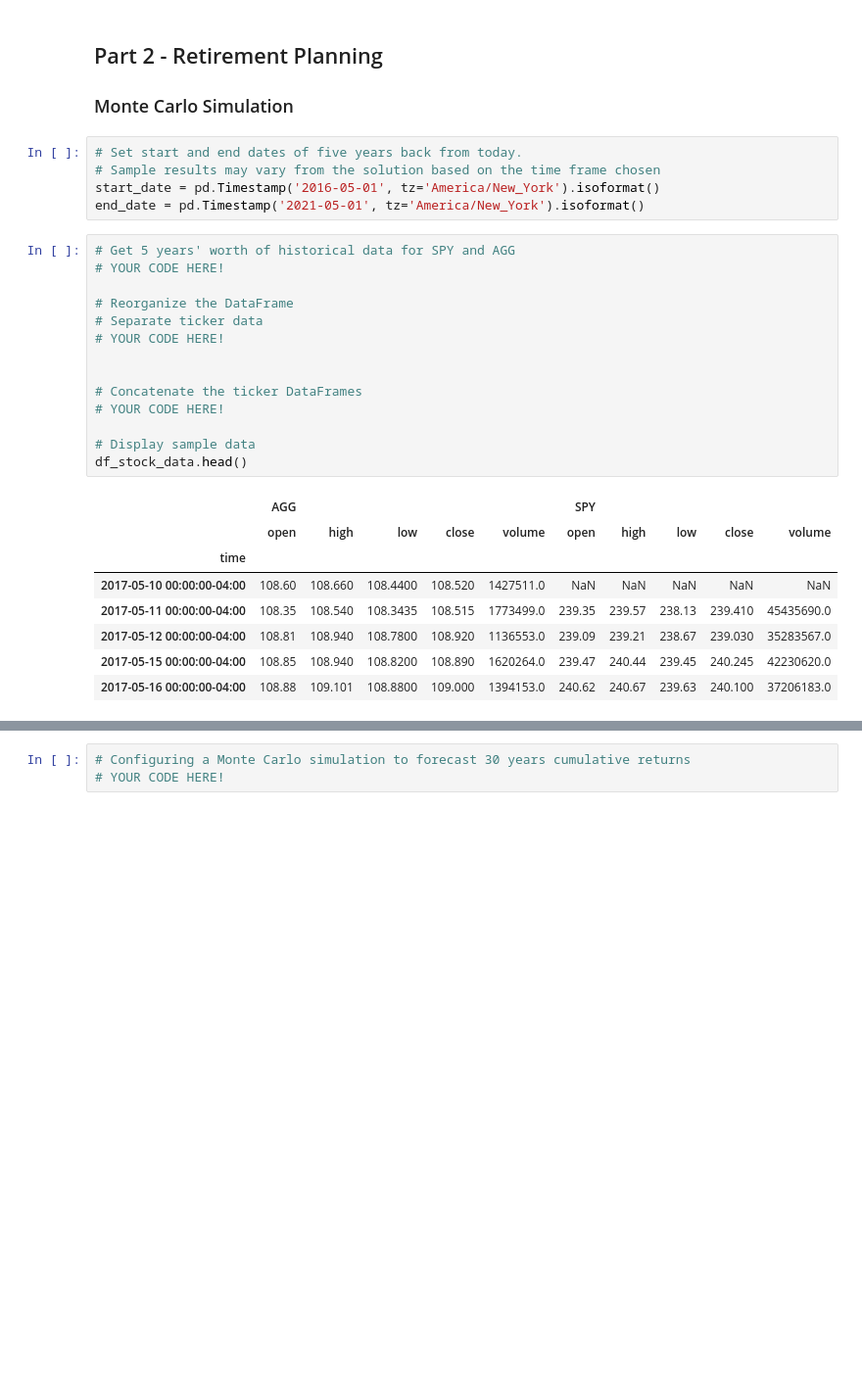
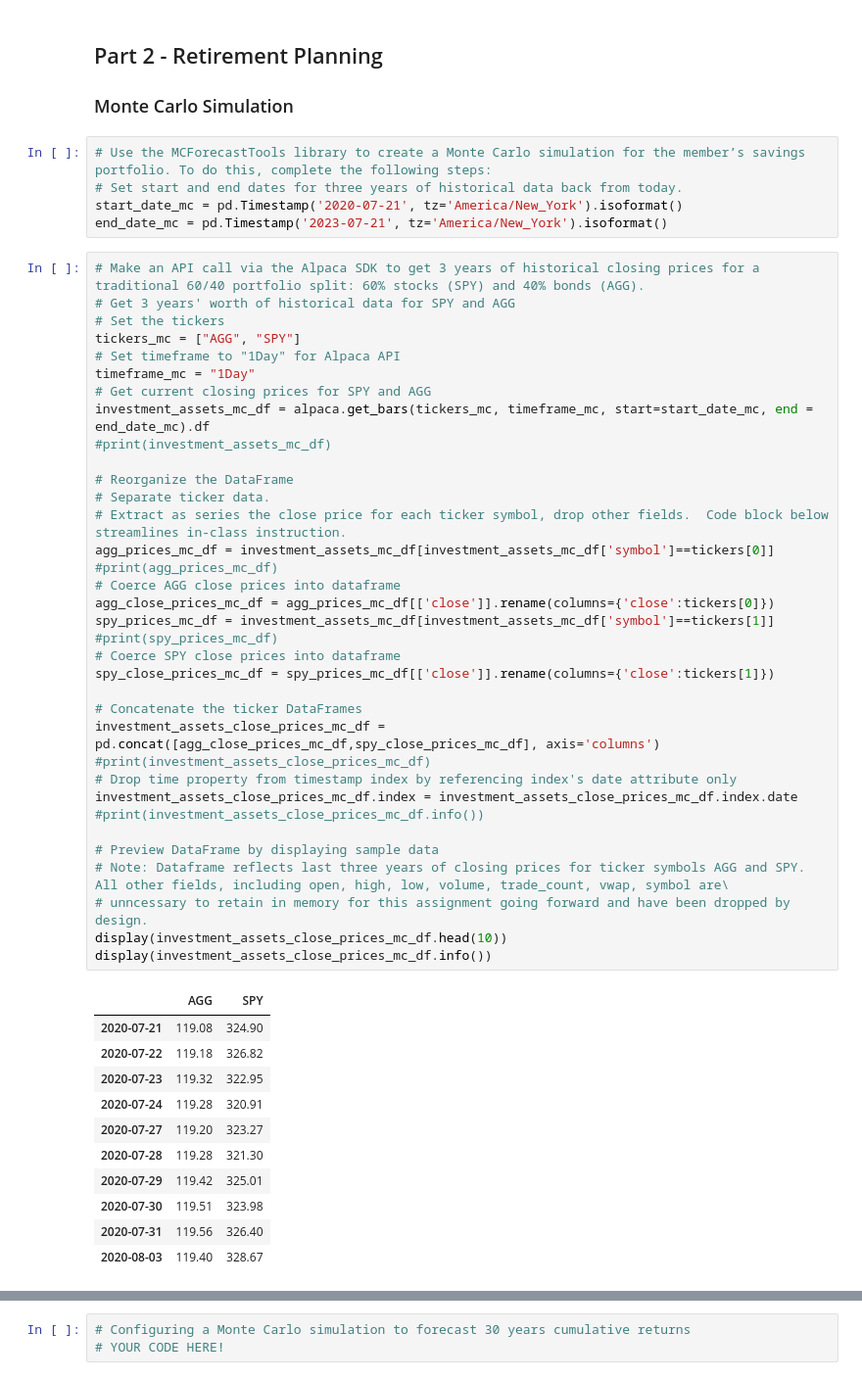
Before and after one commit to boz-tcm/api-challenge, a Jupyter notebook: financial-planner.ipynb, the cells around one changed output, grey strips where cells are left out. Shown: that part at 98% size. Saved outputs shown, nothing was run; the diff lists cells and outputs as text; blank space fills up the shorter version.

```diff
--- a/financial-planner.ipynb
+++ b/financial-planner.ipynb
@@ -253,31 +253,55 @@ Congratulations credit union member!  You have enough money in your emergency fu
 ## Part 2 - Retirement Planning
 
 ### Monte Carlo Simulation
-# %%
-# Set start and end dates of five years back from today.
-# Sample results may vary from the solution based on the time frame chosen
-start_date = pd.Timestamp('2016-05-01', tz='America/New_York').isoformat()
-end_date = pd.Timestamp('2021-05-01', tz='America/New_York').isoformat()
-# %%
-# Get 5 years' worth of historical data for SPY and AGG
-# YOUR CODE HERE!
-
-# Reorganize the DataFrame
-# Separate ticker data
-# YOUR CODE HERE!
-
-
-# Concatenate the ticker DataFrames
-# YOUR CODE HERE!
-
-# Display sample data
-df_stock_data.head()
-# %% [output]
-|  | AGG |  |  |  |  | SPY |  |  |  |  |
-|  | open | high | low | close | volume | open | high | low | close | volume |
-| time |  |  |  |  |  |  |  |  |  |  |
-| 2017-05-10 00:00:00-04:00 | 108.60 | 108.660 | 108.4400 | 108.520 | 1427511.0 | NaN | NaN | NaN | NaN | NaN |
-| 2017-05-11 00:00:00-04:00 | 108.35 | 108.540 | 108.3435 | 108.515 | 1773499.0 | 239.35 | 239.57 | 238.13 | 239.410 | 45435690.0 |
-| 2017-05-12 00:00:00-04:00 | 108.81 | 108.940 | 108.7800 | 108.920 | 1136553.0 | 239.09 | 239.21 | 238.67 | 239.030 | 35283567.0 |
-| 2017-05-15 00:00:00-04:00 | 108.85 | 108.940 | 108.8200 | 108.890 | 1620264.0 | 239.47 | 240.44 | 239.45 | 240.245 | 42230620.0 |
-| 2017-05-16 00:00:00-04:00 | 108.88 | 109.101 | 108.8800 | 109.000 | 1394153.0 | 240.62 | 240.67 | 239.63 | 240.100 | 37206183.0 |
+# %%
+# Use the MCForecastTools library to create a Monte Carlo simulation for the member’s savings portfolio. To do this, complete the following steps:
+# Set start and end dates for three years of historical data back from today.
+start_date_mc = pd.Timestamp('2020-07-21', tz='America/New_York').isoformat()
+end_date_mc = pd.Timestamp('2023-07-21', tz='America/New_York').isoformat()
+# %%
+# Make an API call via the Alpaca SDK to get 3 years of historical closing prices for a traditional 60/40 portfolio split: 60% stocks (SPY) and 40% bonds (AGG).
+# Get 3 years' worth of historical data for SPY and AGG
+# Set the tickers
+tickers_mc = ["AGG", "SPY"]
+# Set timeframe to "1Day" for Alpaca API
+timeframe_mc = "1Day"
+# Get current closing prices for SPY and AGG
+investment_assets_mc_df = alpaca.get_bars(tickers_mc, timeframe_mc, start=start_date_mc, end = end_date_mc).df
+#print(investment_assets_mc_df)
+
+# Reorganize the DataFrame
+# Separate ticker data.
+# Extract as series the close price for each ticker symbol, drop other fields.  Code block below streamlines in-class instruction.
+agg_prices_mc_df = investment_assets_mc_df[investment_assets_mc_df['symbol']==tickers[0]]
+#print(agg_prices_mc_df)
+# Coerce AGG close prices into dataframe
+agg_close_prices_mc_df = agg_prices_mc_df[['close']].rename(columns={'close':tickers[0]})
+spy_prices_mc_df = investment_assets_mc_df[investment_assets_mc_df['symbol']==tickers[1]]
+#print(spy_prices_mc_df)
+# Coerce SPY close prices into dataframe
+spy_close_prices_mc_df = spy_prices_mc_df[['close']].rename(columns={'close':tickers[1]})
+
+# Concatenate the ticker DataFrames
+investment_assets_close_prices_mc_df = pd.concat([agg_close_prices_mc_df,spy_close_prices_mc_df], axis='columns')
+#print(investment_assets_close_prices_mc_df)
+# Drop time property from timestamp index by referencing index's date attribute only
+investment_assets_close_prices_mc_df.index = investment_assets_close_prices_mc_df.index.date
+#print(investment_assets_close_prices_mc_df.info())
+
+# Preview DataFrame by displaying sample data
+# Note: Dataframe reflects last three years of closing prices for ticker symbols AGG and SPY.  All other fields, including open, high, low, volume, trade_count, vwap, symbol are\
+# unncessary to retain in memory for this assignment going forward and have been dropped by design.
+display(investment_assets_close_prices_mc_df.head(10))
+display(investment_assets_close_prices_mc_df.info())
+# %% [output]
+|  | AGG | SPY |
+| 2020-07-21 | 119.08 | 324.90 |
+| 2020-07-22 | 119.18 | 326.82 |
+| 2020-07-23 | 119.32 | 322.95 |
+| 2020-07-24 | 119.28 | 320.91 |
+| 2020-07-27 | 119.20 | 323.27 |
+| 2020-07-28 | 119.28 | 321.30 |
+| 2020-07-29 | 119.42 | 325.01 |
+| 2020-07-30 | 119.51 | 323.98 |
+| 2020-07-31 | 119.56 | 326.40 |
+| 2020-08-03 | 119.40 | 328.67 |
```
Also changed, not shown: parts of 7 cells of this notebook.
